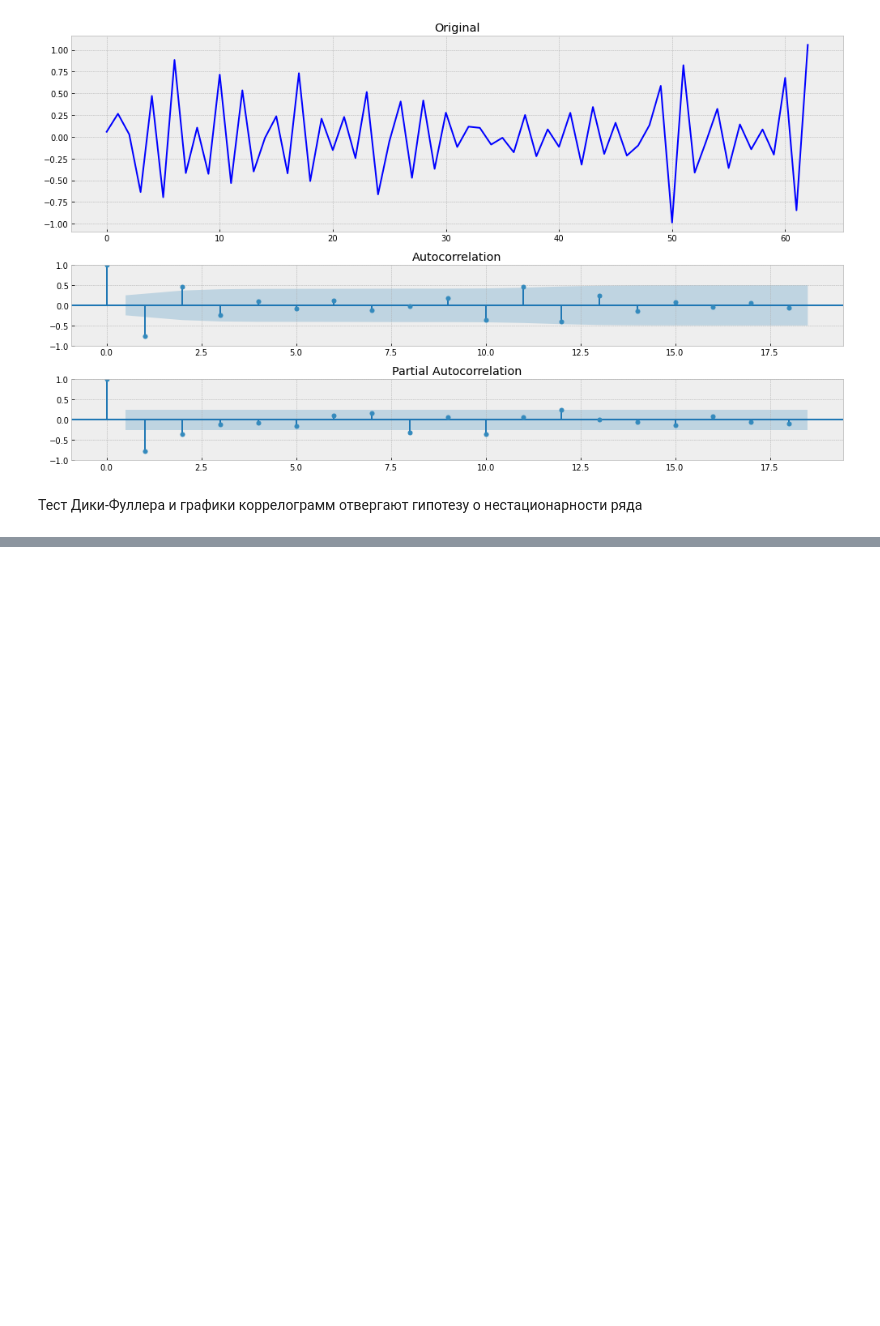
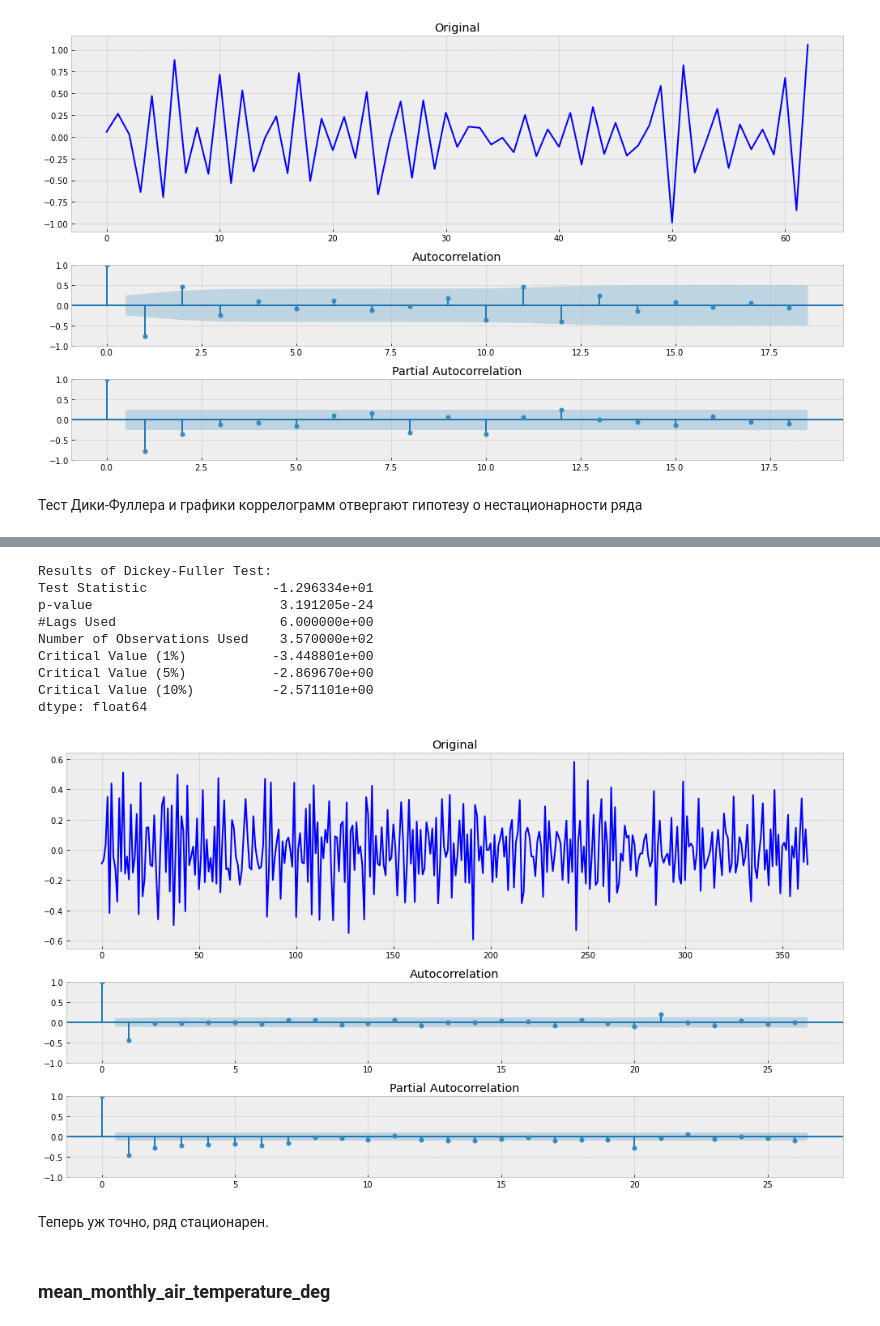
Before and after one commit to Ilya-Karpov/Time_Series, a Jupyter notebook: HW1/HW1.ipynb, the cells around one changed output, grey strips where cells are left out. Cells and saved outputs as stored; diff of their text form; code cells hidden in the pictures; blank space fills up the shorter version.

```diff
--- a/HW1/HW1.ipynb
+++ b/HW1/HW1.ipynb
@@ -320,0 +411,19 @@ dtype: float64
+# %%
+dtfb = dtfb[1:] - dtfb[:-1]
+# %%
+tsplot(dtfb)
+# %% [output]
+Results of Dickey-Fuller Test:
+Test Statistic                -1.296334e+01
+p-value                        3.191205e-24
+#Lags Used                     6.000000e+00
+Number of Observations Used    3.570000e+02
+Critical Value (1%)           -3.448801e+00
+Critical Value (5%)           -2.869670e+00
+Critical Value (10%)          -2.571101e+00
+dtype: float64
+[figure, added]
+# %% [markdown]
+Теперь уж точно, ряд стационарен.
+# %% [markdown]
+### mean_monthly_air_temperature_deg
```
Also changed, not shown: parts of 60 cells of this notebook.
